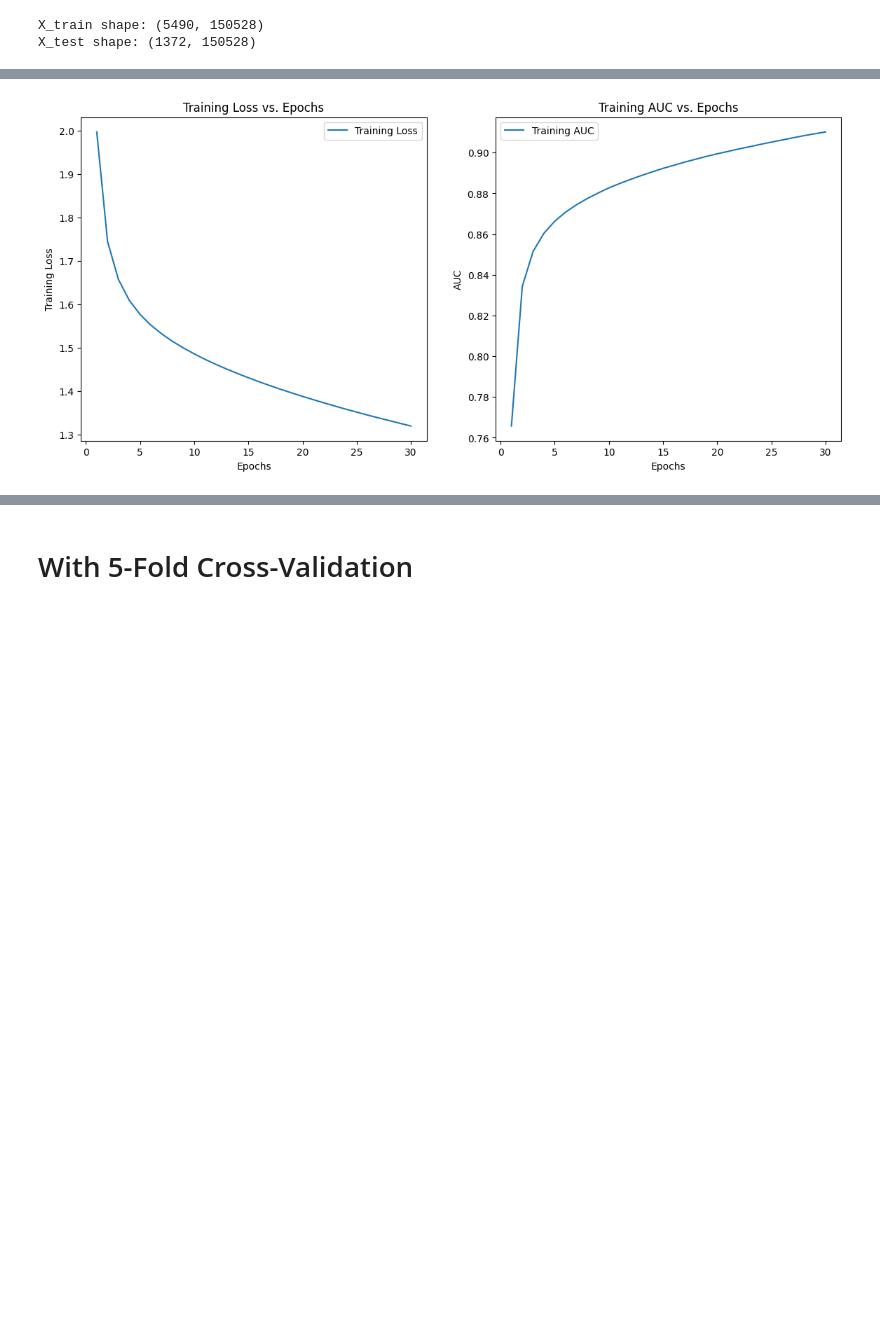
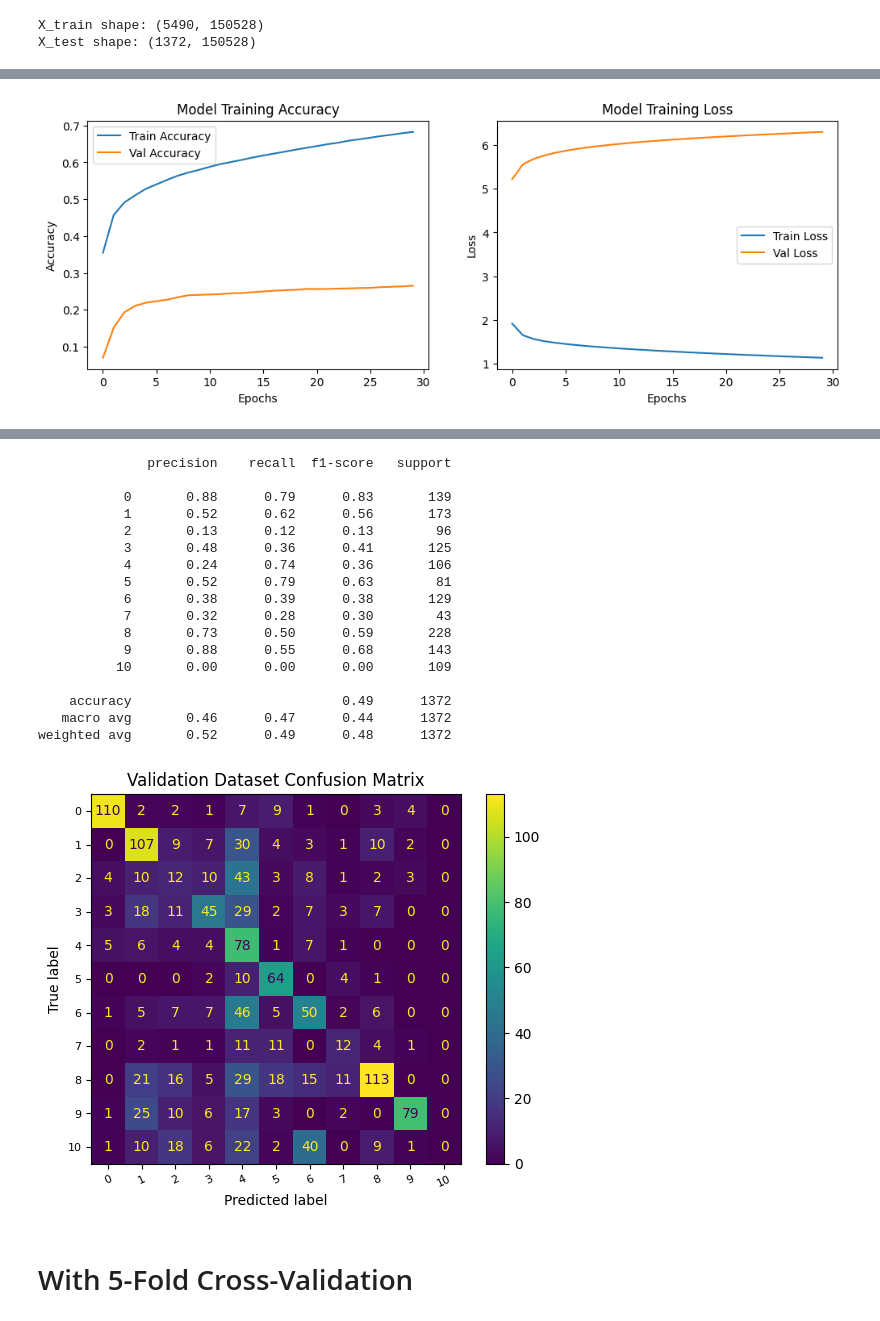
Before and after one commit to djcosta2/207_Final_Project, a Jupyter notebook: sandbox/baseline_logistic_regression.ipynb, the cells around one changed output, grey strips where cells are left out. Drawn from its saved outputs; the diff is of its cells as text; code cells hidden in the pictures; blank space fills up the shorter version.

Commit message:
add oversampled log reg and evaluation metrics

```diff
--- a/sandbox/baseline_logistic_regression.ipynb
+++ b/sandbox/baseline_logistic_regression.ipynb
@@ -227,29 +277,5 @@ Epoch 30/30
-# %%
-# Extract metrics from the history object
-epochs = range(1, len(model_history.history['loss']) + 1)
-training_loss = model_history.history['loss']
-training_auc = model_history.history['auc']
-
-# Create a figure with two subplots
-plt.figure(figsize=(14, 6))
-
-# Plot Training AUC
-plt.subplot(1, 2, 1)
-plt.plot(epochs, training_loss, label='Training Loss')
-plt.title('Training Loss vs. Epochs')
-plt.xlabel('Epochs')
-plt.ylabel('Training Loss')
-plt.legend()
-
-# Plot Validation AUC
-plt.subplot(1, 2, 2)
-plt.plot(epochs, training_auc, label='Training AUC')
-plt.title('Training AUC vs. Epochs')
-plt.xlabel('Epochs')
-plt.ylabel('AUC')
-plt.legend()
-
-# Show the plots
-plt.show()
-# %% [output]
-[figure, removed]
+# %%
+plot_history(model_history_oversampled)
+evaluate_model(model_oversampled, X_val_oversampled, Y_val_encoded_oversampled)
+# %% [output]
+[figure, added]
@@ -256,3 +285,21 @@ plt.show()
+              precision    recall  f1-score   support
+
+           0       0.88      0.79      0.83       139
+           1       0.52      0.62      0.56       173
+           2       0.13      0.12      0.13        96
+           3       0.48      0.36      0.41       125
+           4       0.24      0.74      0.36       106
+           5       0.52      0.79      0.63        81
+           6       0.38      0.39      0.38       129
+           7       0.32      0.28      0.30        43
+           8       0.73      0.50      0.59       228
+           9       0.88      0.55      0.68       143
+          10       0.00      0.00      0.00       109
+
+    accuracy                           0.49      1372
+   macro avg       0.46      0.47      0.44      1372
+weighted avg       0.52      0.49      0.48      1372
+[figure, added]
 # %% [markdown]
 # With 5-Fold Cross-Validation
 # %%
```
Also changed, not shown: parts of 15 cells of this notebook.
